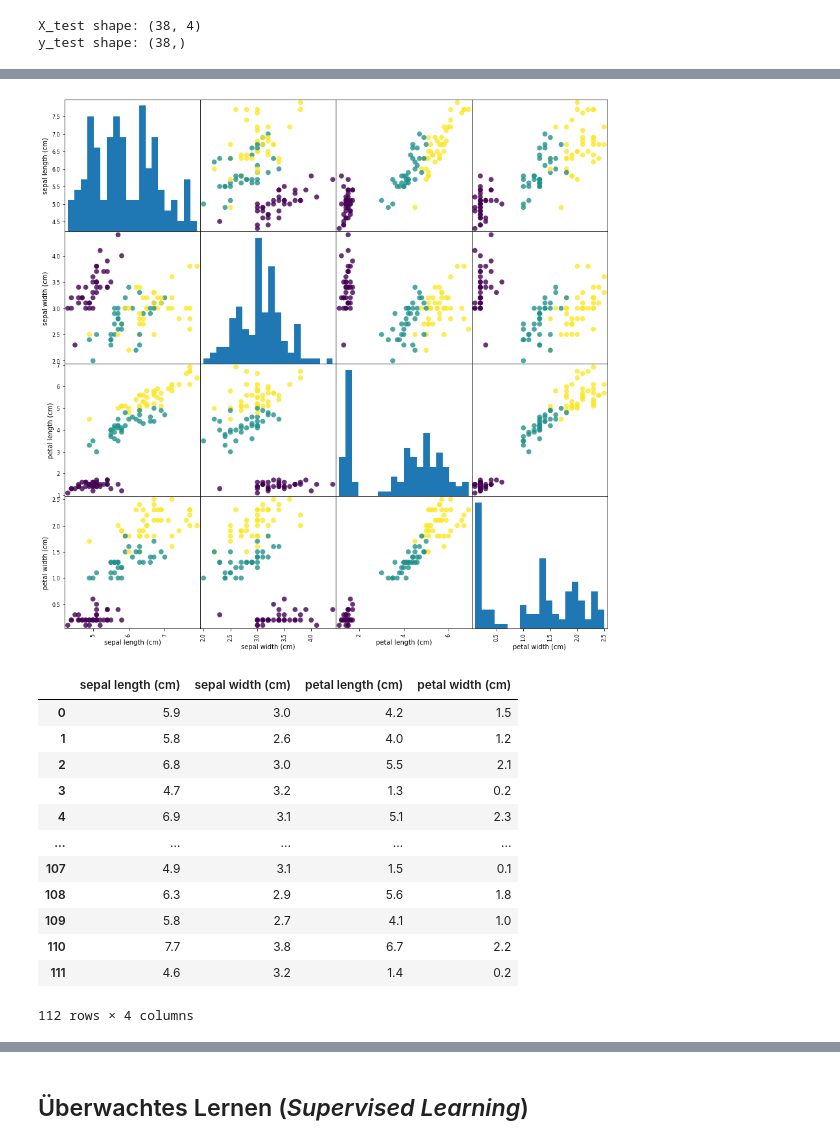
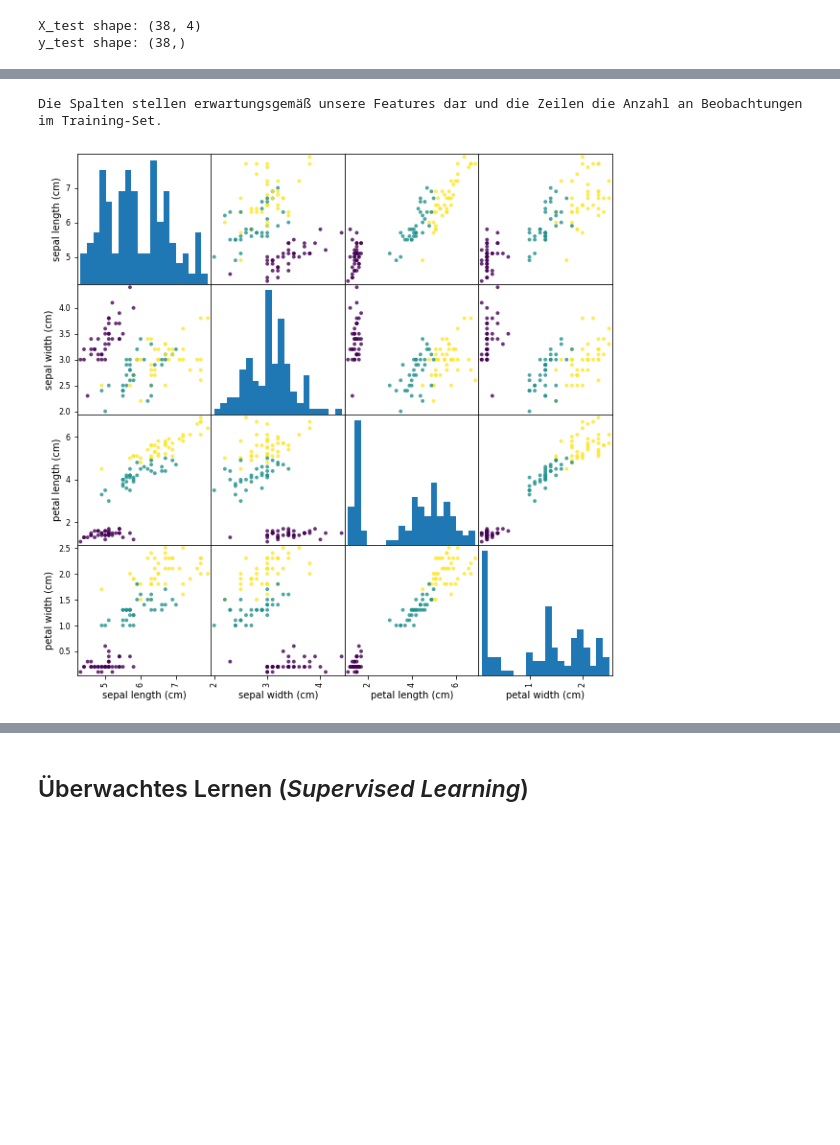
Before and after one commit to athielem/Tutorials_in_German, a Jupyter notebook: Einführung_in_Machine_Learning.ipynb, the cells around one changed output, grey strips where cells are left out. Saved outputs shown, nothing was run; the diff lists cells and outputs as text; code cells hidden in the pictures; blank space fills up the shorter version.

```diff
--- a/Einführung_in_Machine_Learning.ipynb
+++ b/Einführung_in_Machine_Learning.ipynb
@@ -146,29 +146,28 @@ Ein **Nachteil dieses Buches** - und was mich persönlich auch erwogen hat eine
 # %%
-
+# Importieren von Pandas, um mit Dataframes arbeiten zu können
+# Damit lassen sich die zuvor erzeugten Variablen übersichtlicher darstellen, und zwar tabellenförmig
+# Pandas lässt sich auch als eine Art "Excel für Python" interpretieren
 import pandas as pd
 
-# create dataframe from data in X_train
-# label the columns using the strings in iris_dataset.feature_names
+# Erstelle ein Dataframe mit den Daten, die wir zum Trainieren einsetzen wollen
+# und den jeweiligen Spalten als eingehende Parameter
 iris_dataframe = pd.DataFrame(X_train, columns=iris_dataset.feature_names)
-# create a scatter matrix from the dataframe, color by y_train
-grr = pd.plotting.scatter_matrix(iris_dataframe, c=y_train, figsize=(15, 15), marker='o',
-hist_kwds={'bins': 20}, s=60, alpha=.8)
-# pd.plotting.scatter_matrix(iris_dataframe, c=y_train, figsize=(15, 15), marker='o')
+iris_dataframe
+print('''Die Spalten stellen erwartungsgemäß unsere Features dar und die Zeilen die Anzahl an Beobachtungen im Training-Set.''')
 # %% [output]
-[figure, removed]
+Die Spalten stellen erwartungsgemäß unsere Features dar und die Zeilen die Anzahl an Beobachtungen im Training-Set.
-# %%
-iris_dataframe
-# %% [output]
-|  | sepal length (cm) | sepal width (cm) | petal length (cm) | petal width (cm) |
-| 0 | 5.9 | 3.0 | 4.2 | 1.5 |
-| 1 | 5.8 | 2.6 | 4.0 | 1.2 |
-| 2 | 6.8 | 3.0 | 5.5 | 2.1 |
-| 3 | 4.7 | 3.2 | 1.3 | 0.2 |
-| 4 | 6.9 | 3.1 | 5.1 | 2.3 |
-| ... | ... | ... | ... | ... |
-| 107 | 4.9 | 3.1 | 1.5 | 0.1 |
-| 108 | 6.3 | 2.9 | 5.6 | 1.8 |
-| 109 | 5.8 | 2.7 | 4.1 | 1.0 |
-| 110 | 7.7 | 3.8 | 6.7 | 2.2 |
-| 111 | 4.6 | 3.2 | 1.4 | 0.2 |
-112 rows × 4 columns
+# %%
+# In dieser Zelle wollen wir nun das Pair-Plot wiedergeben
+# Wie oben beschrieben, kann die Verteilung der Features zueinander als Verteilung
+# und im Verhältnis zu den anderen Features dargestellt werden
+pd.plotting.scatter_matrix(iris_dataframe, c=y_train, figsize=(10, 10), marker='o', hist_kwds={'bins': 20}, s=15, alpha=.8);
+
+# Der erste Parameter nimmt das Dataframe entgegen
+# Mit dem zweiten können wir die Datenpunkte farblich markieren, indem wir die Target-Werte zurückgeben
+# "figsize" ist die Größe des Plots
+# Mit "marker" können wir festlegen, wie die Datenpunkte dargestellt werden sollen
+# "hist_kwds" ist ein Dictionary um klarere Häufigkeitsverteilungen wiederzugeben; wie viele Balken sollen erzeugt werden
+# Mit "s" können wir die relative Größe der Datenpunkte definieren
+# Und "alpha" gibt schlussendlich vor wie transparent die Punkte sein sollen
+# %% [output]
+[figure, added]
```
Also changed, not shown: parts of 7 cells of this notebook.
